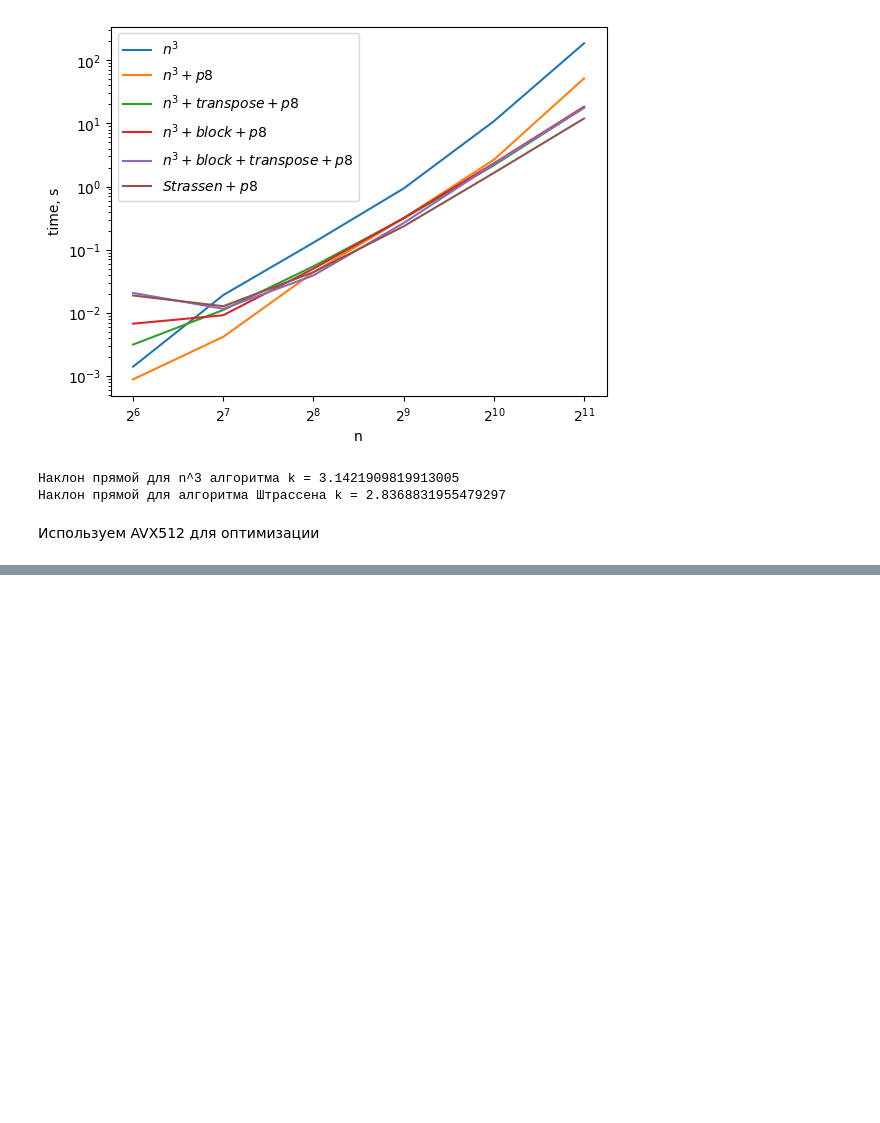
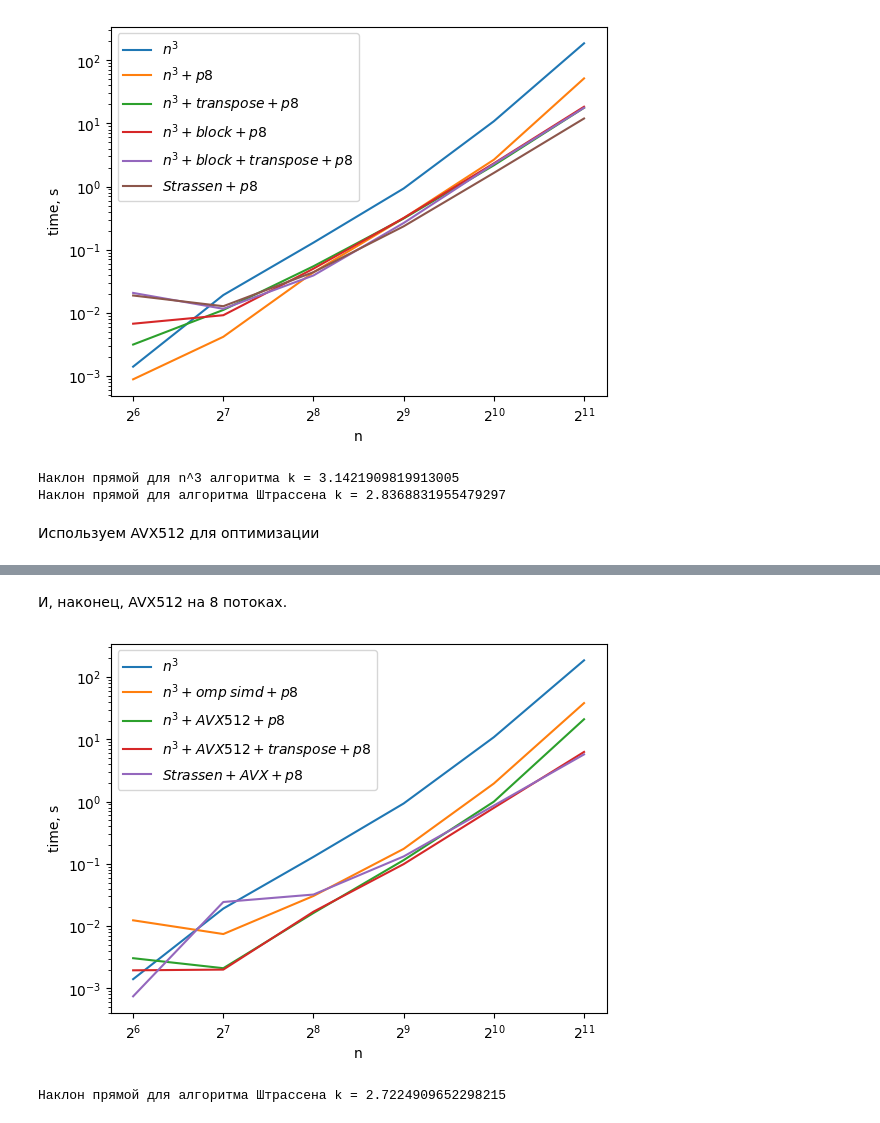
Before and after one commit to VoyakaGOD/parallel_programming, a Jupyter notebook: common_tasks/7_matmul/benchmarks.ipynb, the cells around one changed output, grey strips where cells are left out. Saved outputs shown, nothing was run; the diff lists cells and outputs as text; code cells hidden in the pictures; blank space fills up the shorter version.

```diff
--- a/common_tasks/7_matmul/benchmarks.ipynb
+++ b/common_tasks/7_matmul/benchmarks.ipynb
@@ -99 +123,27 @@ print(f"Наклон прямой для алгоритма Штрассена k
+# %% [markdown]
+И, наконец, AVX512 на 8 потоках.
+# %%
+N =         [64,            128,        256,        512,        1024,       2048]
+n3omp =     [0.012361,      0.00743865, 0.030439,   0.173806,   1.94894,    38.1556]
+n3avx =     [0.00304365,    0.00210248, 0.0162123,  0.114525,   0.995727,   20.9867]
+n3atr =     [0.00194451,    0.00199643, 0.0170078,  0.0988776,  0.791154,   6.26519]
+st_avx =    [0.000743014,   0.0243347,  0.0320677,  0.131304,   0.861124,   5.7198]
+
+plt.plot(N, n3, label="$n^3$")
+plt.plot(N, n3omp, label="$n^3 + omp \\; simd + p8$")
+plt.plot(N, n3avx, label="$n^3 + AVX512 + p8$")
+plt.plot(N, n3atr, label="$n^3 + AVX512 + transpose + p8$")
+plt.plot(N, st_avx, label="$Strassen + AVX + p8$")
+plt.xlabel("n")
+plt.ylabel("time, s")
+plt.xscale("log", base=2)
+plt.yscale("log")
+plt.legend()
+plt.show()
+
+k, b = np.polyfit(np.array([log(x) for x in N[3:]]), np.array([log(x) for x in st_avx[3:]]), 1)
+print(f"Наклон прямой для алгоритма Штрассена k = {k}")
+# %% [output]
+[figure, added]
+Наклон прямой для алгоритма Штрассена k = 2.7224909652298215
 # %% [markdown]
```
Also changed, not shown: parts of 2 cells of this notebook, 2 other files.
